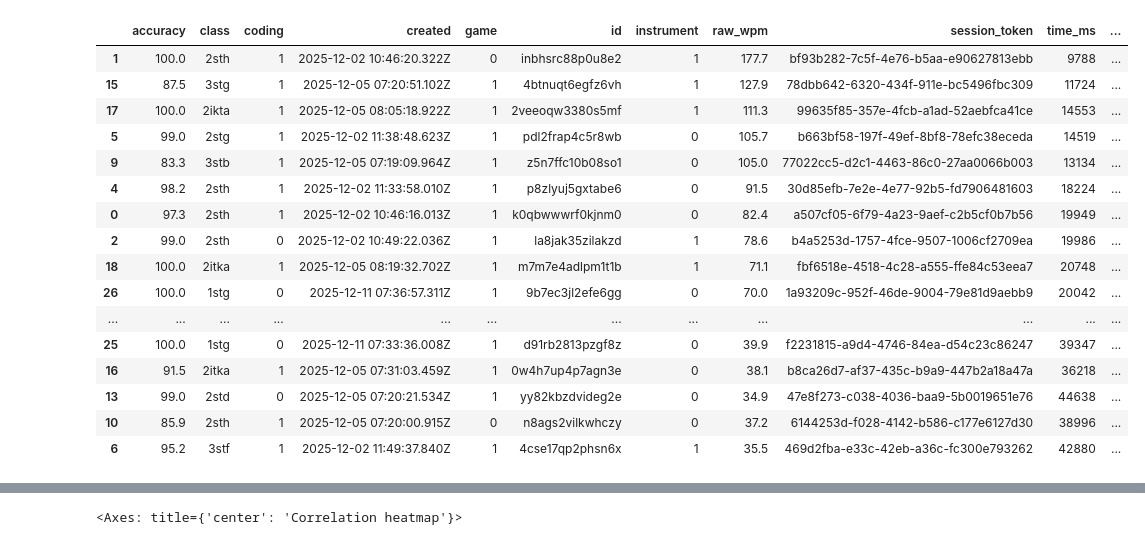
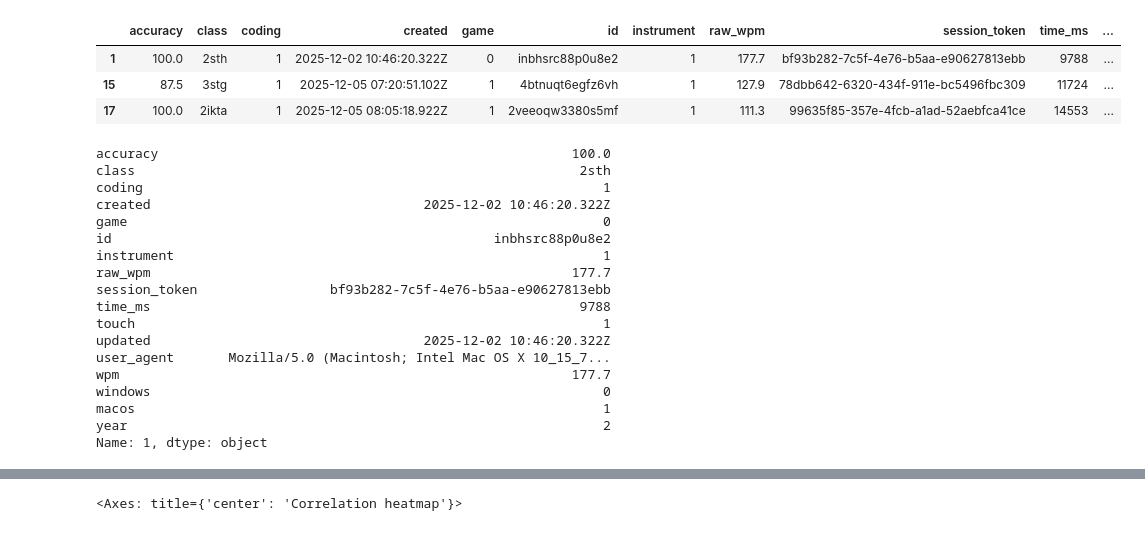
Before and after one commit to LilleAila/projects, a Jupyter notebook: skole/tof1/01-dataanalyse/main.ipynb, the cells around one changed output, grey strips where cells are left out. Saved outputs shown, nothing was run; the diff lists cells and outputs as text; code cells hidden in the pictures.

```diff
--- a/skole/tof1/01-dataanalyse/main.ipynb
+++ b/skole/tof1/01-dataanalyse/main.ipynb
@@ -9,9 +12,8 @@ df = pd.read_csv("submissions.csv")
 df = df.drop("estimate", axis=1) # unused in the dataset
 df["windows"] = df["user_agent"].str.contains("Windows", case=False, na=False).astype(int)
 df["macos"] = df["user_agent"].str.contains("Macintosh|Mac OS", case=False, na=False).astype(int)
-df["linux"] = df["user_agent"].str.contains("Linux", case=False, na=False).astype(int)
-# df = df.drop(df["wpm"].idxmax()) # remove maximum outlier (me)
-df
+df["year"] = df["class"].apply(lambda y: int(y[0]))
+df[:3]
 # %% [output]
 |  | accuracy | class | coding | created | game | id | instrument | raw_wpm | session_token | time_ms | ... |
 | 0 | 97.3 | 2sth | 1 | 2025-12-02 10:46:16.013Z | 1 | k0qbwwwrf0kjnm0 | 0 | 82.4 | a507cf05-6f79-4a23-9aef-c2b5cf0b7b56 | 19949 | ... |
@@ -33,20 +22,28 @@ df
 # %%
-df.sort_values("wpm", ascending=False)
+df.sort_values("wpm", ascending=False)[:3]
 # %% [output]
 |  | accuracy | class | coding | created | game | id | instrument | raw_wpm | session_token | time_ms | ... |
 | 1 | 100.0 | 2sth | 1 | 2025-12-02 10:46:20.322Z | 0 | inbhsrc88p0u8e2 | 1 | 177.7 | bf93b282-7c5f-4e76-b5aa-e90627813ebb | 9788 | ... |
 | 15 | 87.5 | 3stg | 1 | 2025-12-05 07:20:51.102Z | 1 | 4btnuqt6egfz6vh | 1 | 127.9 | 78dbb642-6320-434f-911e-bc5496fbc309 | 11724 | ... |
 | 17 | 100.0 | 2ikta | 1 | 2025-12-05 08:05:18.922Z | 1 | 2veeoqw3380s5mf | 1 | 111.3 | 99635f85-357e-4fcb-a1ad-52aebfca41ce | 14553 | ... |
-| 5 | 99.0 | 2stg | 1 | 2025-12-02 11:38:48.623Z | 1 | pdl2frap4c5r8wb | 0 | 105.7 | b663bf58-197f-49ef-8bf8-78efc38eceda | 14519 | ... |
-| 9 | 83.3 | 3stb | 1 | 2025-12-05 07:19:09.964Z | 1 | z5n7ffc10b08so1 | 0 | 105.0 | 77022cc5-d2c1-4463-86c0-27aa0066b003 | 13134 | ... |
-| 4 | 98.2 | 2sth | 1 | 2025-12-02 11:33:58.010Z | 1 | p8zlyuj5gxtabe6 | 0 | 91.5 | 30d85efb-7e2e-4e77-92b5-fd7906481603 | 18224 | ... |
-| 0 | 97.3 | 2sth | 1 | 2025-12-02 10:46:16.013Z | 1 | k0qbwwwrf0kjnm0 | 0 | 82.4 | a507cf05-6f79-4a23-9aef-c2b5cf0b7b56 | 19949 | ... |
-| 2 | 99.0 | 2sth | 0 | 2025-12-02 10:49:22.036Z | 1 | la8jak35zilakzd | 1 | 78.6 | b4a5253d-1757-4fce-9507-1006cf2709ea | 19986 | ... |
-| 18 | 100.0 | 2itka | 1 | 2025-12-05 08:19:32.702Z | 1 | m7m7e4adlpm1t1b | 1 | 71.1 | fbf6518e-4518-4c28-a555-ffe84c53eea7 | 20748 | ... |
-| 26 | 100.0 | 1stg | 0 | 2025-12-11 07:36:57.311Z | 1 | 9b7ec3jl2efe6gg | 0 | 70.0 | 1a93209c-952f-46de-9004-79e81d9aebb9 | 20042 | ... |
-| ... | ... | ... | ... | ... | ... | ... | ... | ... | ... | ... | ... |
-| 25 | 100.0 | 1stg | 0 | 2025-12-11 07:33:36.008Z | 1 | d91rb2813pzgf8z | 0 | 39.9 | f2231815-a9d4-4746-84ea-d54c23c86247 | 39347 | ... |
-| 16 | 91.5 | 2itka | 1 | 2025-12-05 07:31:03.459Z | 1 | 0w4h7up4p7agn3e | 0 | 38.1 | b8ca26d7-af37-435c-b9a9-447b2a18a47a | 36218 | ... |
-| 13 | 99.0 | 2std | 0 | 2025-12-05 07:20:21.534Z | 1 | yy82kbzdvideg2e | 0 | 34.9 | 47e8f273-c038-4036-baa9-5b0019651e76 | 44638 | ... |
-| 10 | 85.9 | 2sth | 1 | 2025-12-05 07:20:00.915Z | 0 | n8ags2vilkwhczy | 0 | 37.2 | 6144253d-f028-4142-b586-c177e6127d30 | 38996 | ... |
-| 6 | 95.2 | 3stf | 1 | 2025-12-02 11:49:37.840Z | 1 | 4cse17qp2phsn6x | 1 | 35.5 | 469d2fba-e33c-42eb-a36c-fc300e793262 | 42880 | ... |
+# %%
+df.sort_values("wpm", ascending=False).iloc[0]
+# %% [output]
+accuracy                                                     100.0
+class                                                         2sth
+coding                                                           1
+created                                   2025-12-02 10:46:20.322Z
+game                                                             0
+id                                                 inbhsrc88p0u8e2
+instrument                                                       1
+raw_wpm                                                      177.7
+session_token                 bf93b282-7c5f-4e76-b5aa-e90627813ebb
+time_ms                                                       9788
+touch                                                            1
+updated                                   2025-12-02 10:46:20.322Z
+user_agent       Mozilla/5.0 (Macintosh; Intel Mac OS X 10_15_7...
+wpm                                                          177.7
+windows                                                          0
+macos                                                            1
+year                                                             2
+Name: 1, dtype: object
```
Also changed, not shown: parts of 15 cells of this notebook, 4 other files.
